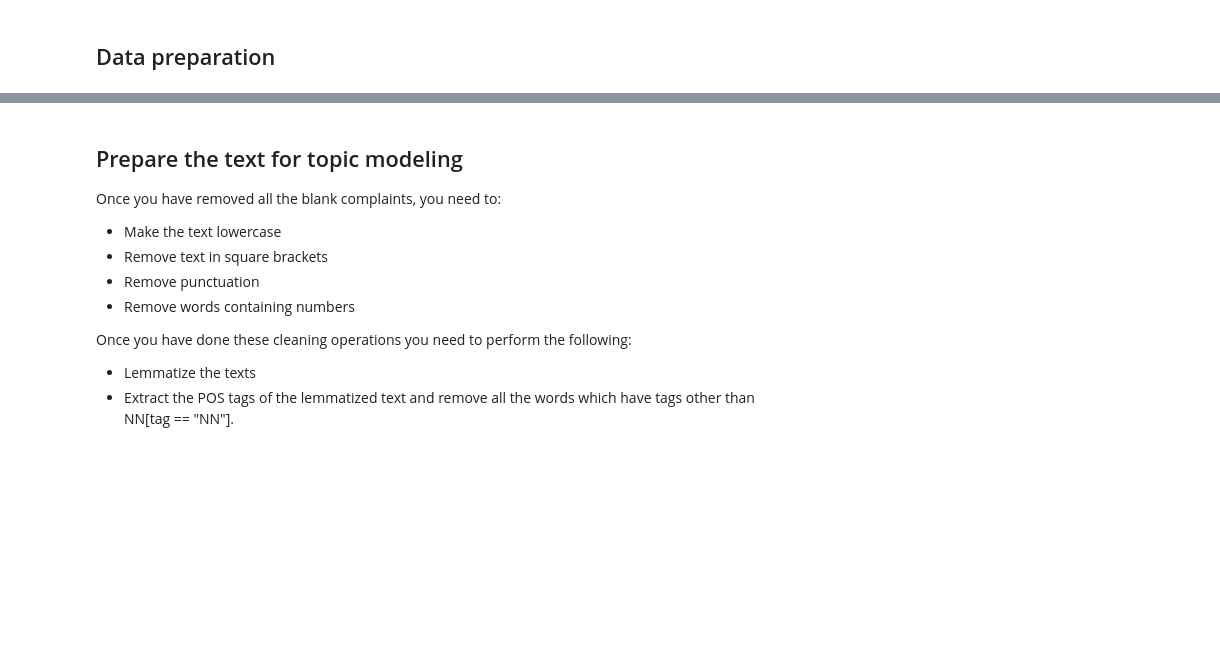
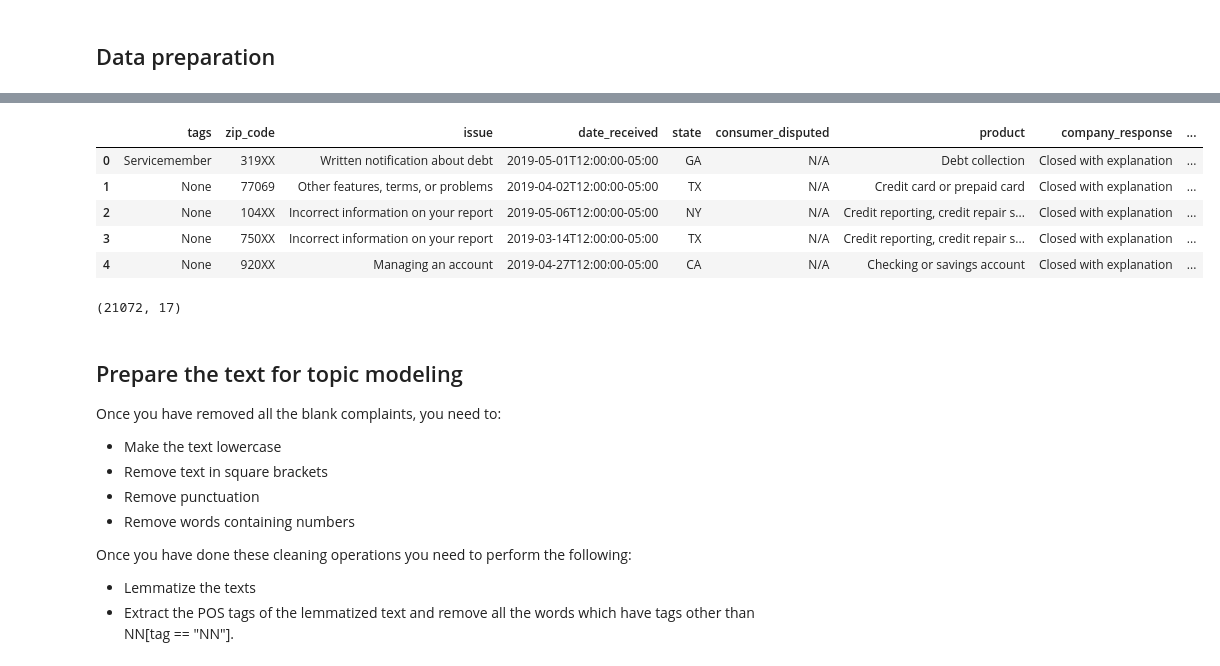
Before and after one commit to aswinj18/NLP_case_study-Automatic_Ticket_Classification, a Jupyter notebook: Automatic_Ticket_Classification_Assignment.ipynb, the cells around one changed output, grey strips where cells are left out. Cells and saved outputs as stored; diff of their text form; code cells hidden in the pictures; blank space fills up the shorter version.

```diff
--- a/Automatic_Ticket_Classification_Assignment.ipynb
+++ b/Automatic_Ticket_Classification_Assignment.ipynb
@@ -81,5 +181,19 @@ df=pd.json_normalize(data)
 # %%
 #Remove all rows where complaints column is nan
+df.dropna(subset=['complaint_what_happened'], inplace=True)
+df.reset_index(drop=True,inplace=True)
+df.head()
+# %% [output]
+|  | tags | zip_code | issue | date_received | state | consumer_disputed | product | company_response | ... |
+| 0 | Servicemember | 319XX | Written notification about debt | 2019-05-01T12:00:00-05:00 | GA | N/A | Debt collection | Closed with explanation | ... |
+| 1 | None | 77069 | Other features, terms, or problems | 2019-04-02T12:00:00-05:00 | TX | N/A | Credit card or prepaid card | Closed with explanation | ... |
+| 2 | None | 104XX | Incorrect information on your report | 2019-05-06T12:00:00-05:00 | NY | N/A | Credit reporting, credit repair s... | Closed with explanation | ... |
+| 3 | None | 750XX | Incorrect information on your report | 2019-03-14T12:00:00-05:00 | TX | N/A | Credit reporting, credit repair s... | Closed with explanation | ... |
+| 4 | None | 920XX | Managing an account | 2019-04-27T12:00:00-05:00 | CA | N/A | Checking or savings account | Closed with explanation | ... |
+# %%
+df.shape
+# %% [output]
+(21072, 17)
 # %% [markdown]
 ## Prepare the text for topic modeling
 
```
Also changed, not shown: parts of 32 cells of this notebook.
